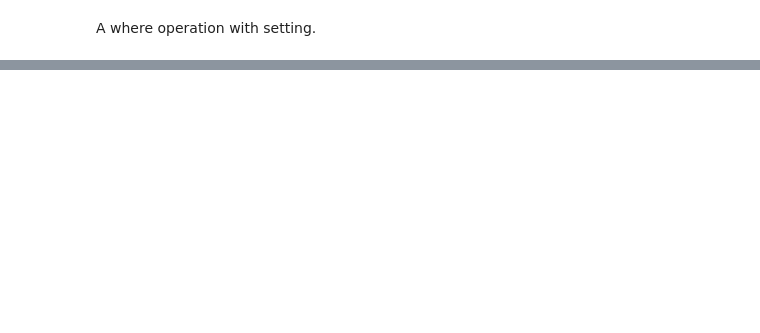
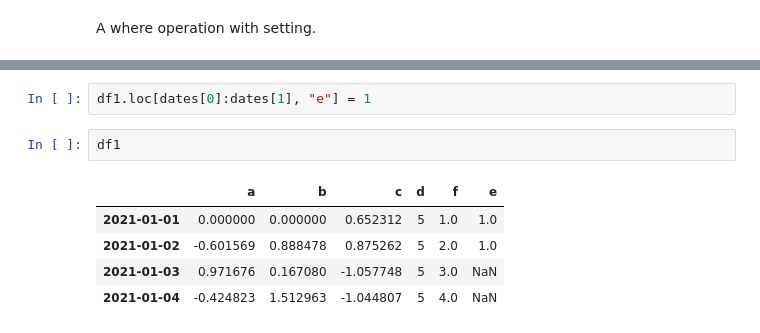
Before and after one commit to ycyusufcan/self_study, a Jupyter notebook: pandas_exercise.ipynb, the cells around one changed output, grey strips where cells are left out. Saved outputs shown, nothing was run; the diff lists cells and outputs as text; blank space fills up the shorter version.

```diff
--- a/pandas_exercise.ipynb
+++ b/pandas_exercise.ipynb
@@ -466,0 +485,10 @@ df3
+# %%
+df1.loc[dates[0]:dates[1], "e"] = 1
+# %%
+df1
+# %% [output]
+|  | a | b | c | d | f | e |
+| 2021-01-01 | 0.000000 | 0.000000 | 0.652312 | 5 | 1.0 | 1.0 |
+| 2021-01-02 | -0.601569 | 0.888478 | 0.875262 | 5 | 2.0 | 1.0 |
+| 2021-01-03 | 0.971676 | 0.167080 | -1.057748 | 5 | 3.0 | NaN |
+| 2021-01-04 | -0.424823 | 1.512963 | -1.044807 | 5 | 4.0 | NaN |
```
Also changed, not shown: parts of 39 cells of this notebook.
